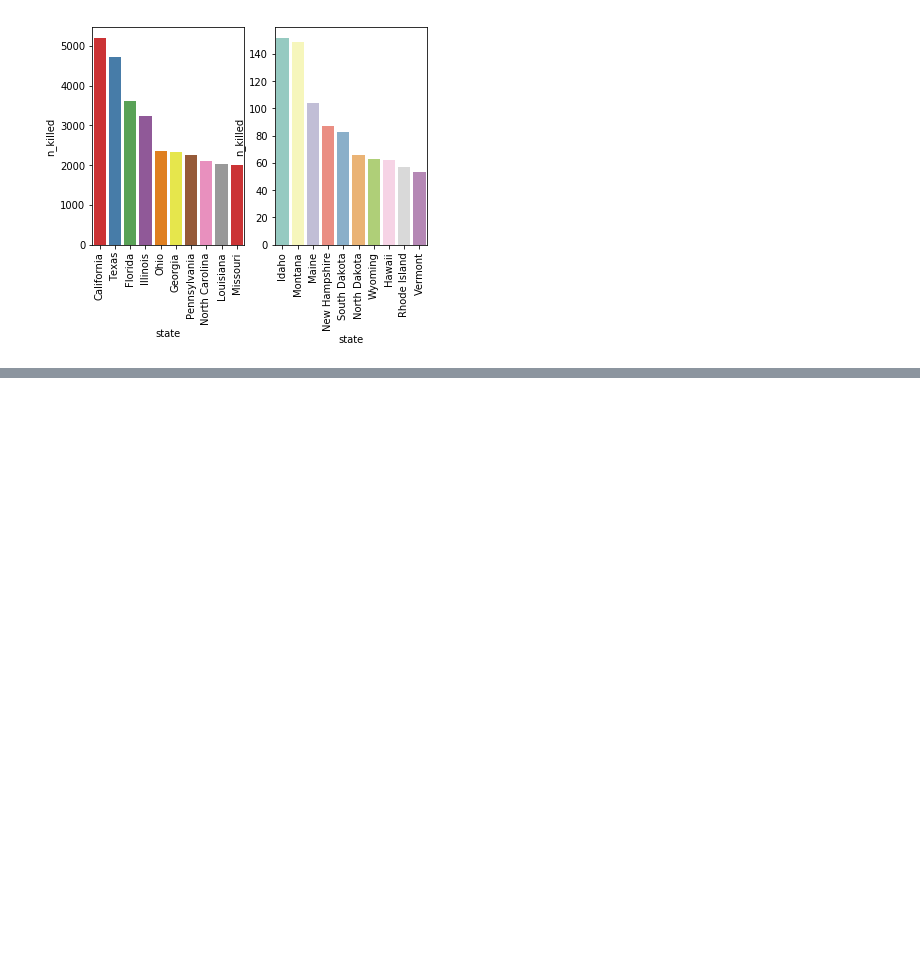
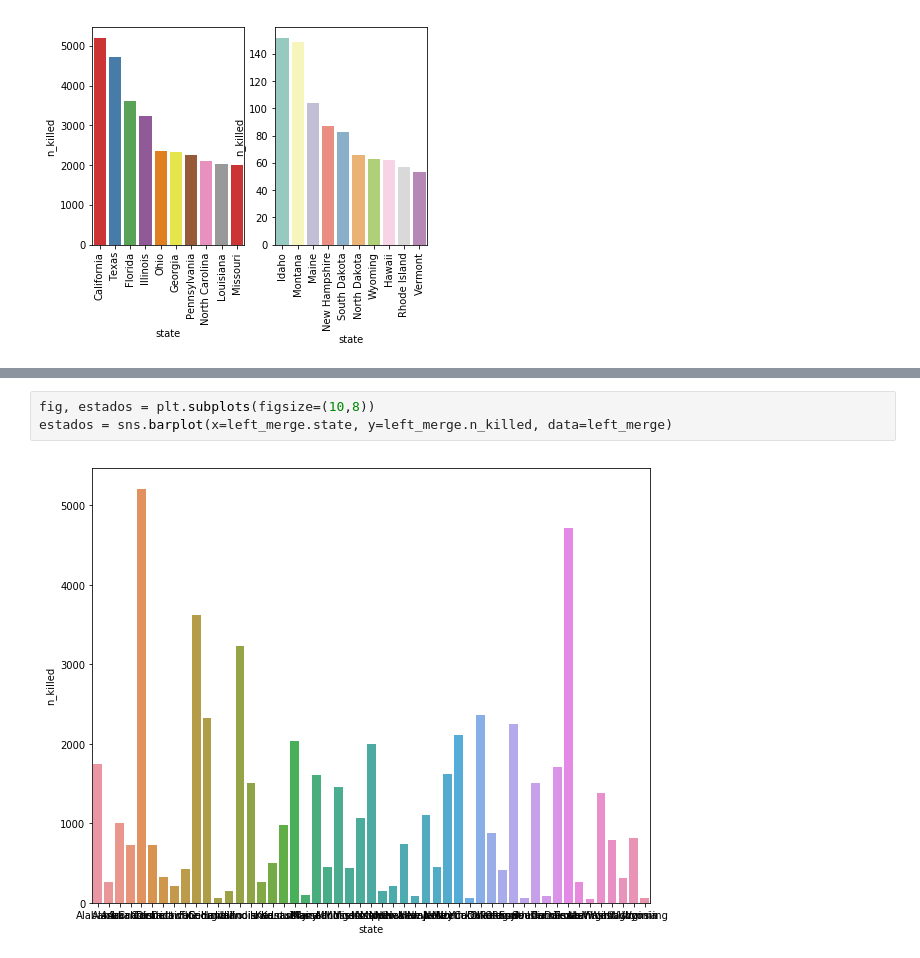
Before and after one commit to palolo02/Project1, a Jupyter notebook: Project_Graphs.ipynb, the cells around one changed output, grey strips where cells are left out. Cells and saved outputs as stored; diff of their text form; blank space fills up the shorter version.

```diff
--- a/Project_Graphs.ipynb
+++ b/Project_Graphs.ipynb
@@ -219,0 +272,5 @@ for axs in fig.axes:
+# %%
+fig, estados = plt.subplots(figsize=(10,8))
+estados = sns.barplot(x=left_merge.state, y=left_merge.n_killed, data=left_merge)
+# %% [output]
+[figure, added]
```
Also changed, not shown: parts of 9 cells of this notebook.
